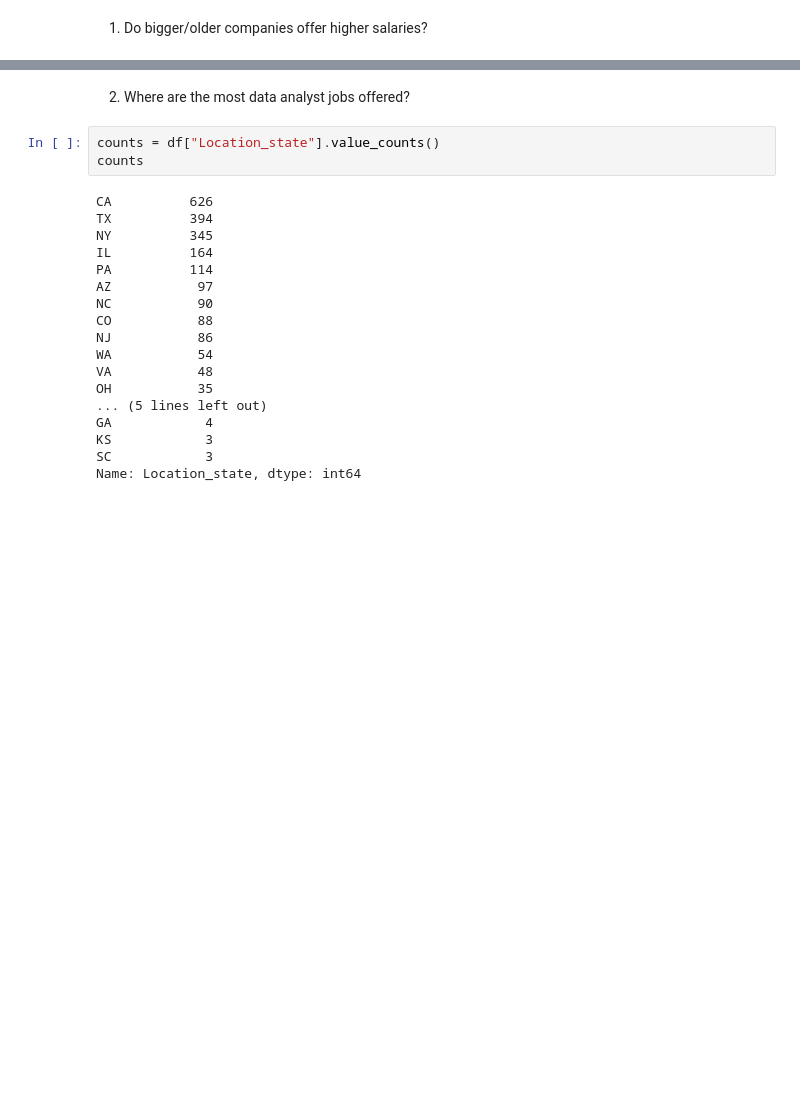
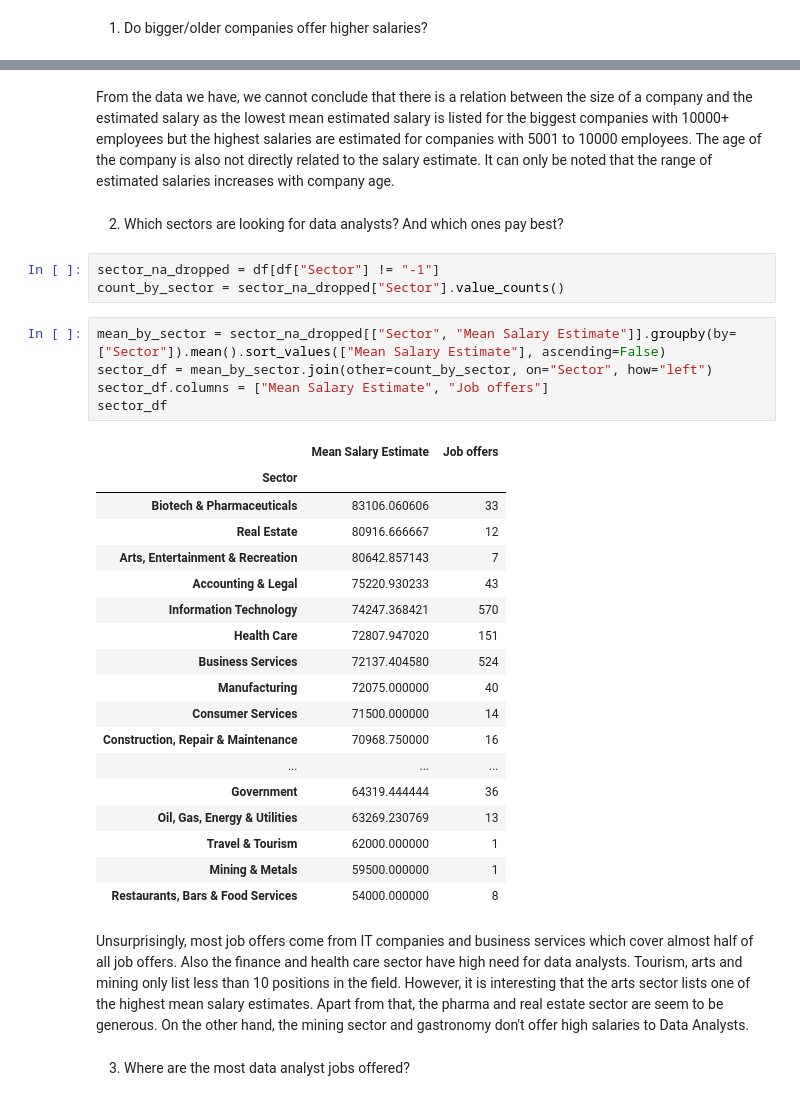
Before and after one commit to maylae/job_offers_analysis, a Jupyter notebook: Data Analysis for Data Analyst Job Offers on Glassdoor.ipynb, the cells around one changed output, grey strips where cells are left out. Cells and saved outputs as stored; diff of their text form; blank space fills up the shorter version.

```diff
--- a/Data Analysis for Data Analyst Job Offers on Glassdoor.ipynb
+++ b/Data Analysis for Data Analyst Job Offers on Glassdoor.ipynb
@@ -286,23 +223,37 @@ sns.pointplot(mean.index, mean["Mean Salary Estimate"])
+# %% [markdown]
+From the data we have, we cannot conclude that there is a relation between the size of a company and the estimated salary as the lowest mean estimated salary is listed for the biggest companies with 10000+ employees but the highest salaries are estimated for companies with 5001 to 10000 employees.
+The age of the company is also not directly related to the salary estimate. It can only be noted that the range of estimated salaries increases with company age.
+# %% [markdown]
+2. Which sectors are looking for data analysts? And which ones pay best?
+# %%
+sector_na_dropped = df[df["Sector"] != "-1"]
+count_by_sector = sector_na_dropped["Sector"].value_counts()
+# %%
+mean_by_sector = sector_na_dropped[["Sector", "Mean Salary Estimate"]].groupby(by=["Sector"]).mean().sort_values(["Mean Salary Estimate"], ascending=False)
+sector_df = mean_by_sector.join(other=count_by_sector, on="Sector", how="left")
+sector_df.columns = ["Mean Salary Estimate", "Job offers"]
+sector_df
+# %% [output]
+|  | Mean Salary Estimate | Job offers |
+| Sector |  |  |
+| Biotech & Pharmaceuticals | 83106.060606 | 33 |
+| Real Estate | 80916.666667 | 12 |
+| Arts, Entertainment & Recreation | 80642.857143 | 7 |
+| Accounting & Legal | 75220.930233 | 43 |
+| Information Technology | 74247.368421 | 570 |
+| Health Care | 72807.947020 | 151 |
+| Business Services | 72137.404580 | 524 |
+| Manufacturing | 72075.000000 | 40 |
+| Consumer Services | 71500.000000 | 14 |
+| Construction, Repair & Maintenance | 70968.750000 | 16 |
+| ... | ... | ... |
+| Government | 64319.444444 | 36 |
+| Oil, Gas, Energy & Utilities | 63269.230769 | 13 |
+| Travel & Tourism | 62000.000000 | 1 |
+| Mining & Metals | 59500.000000 | 1 |
+| Restaurants, Bars & Food Services | 54000.000000 | 8 |
+# %% [markdown]
+Unsurprisingly, most job offers come from IT companies and business services which cover almost half of all job offers. Also the finance and health care sector have high need for data analysts. Tourism, arts and mining only list less than 10 positions in the field.
+However, it is interesting that the arts sector lists one of the highest mean salary estimates. Apart from that, the pharma and real estate sector are seem to be generous. On the other hand, the mining sector and gastronomy don't offer high salaries to Data Analysts.
 # %% [markdown]
-2. Where are the most data analyst jobs offered?
+3. Where are the most data analyst jobs offered?
-# %%
-counts = df["Location_state"].value_counts()
-counts
-# %% [output]
-CA          626
-TX          394
-NY          345
-IL          164
-PA          114
-AZ           97
-NC           90
-CO           88
-NJ           86
-WA           54
-VA           48
-OH           35
-... (5 lines left out)
-GA            4
-KS            3
-SC            3
-Name: Location_state, dtype: int64
```
Also changed, not shown: parts of 23 cells of this notebook.
